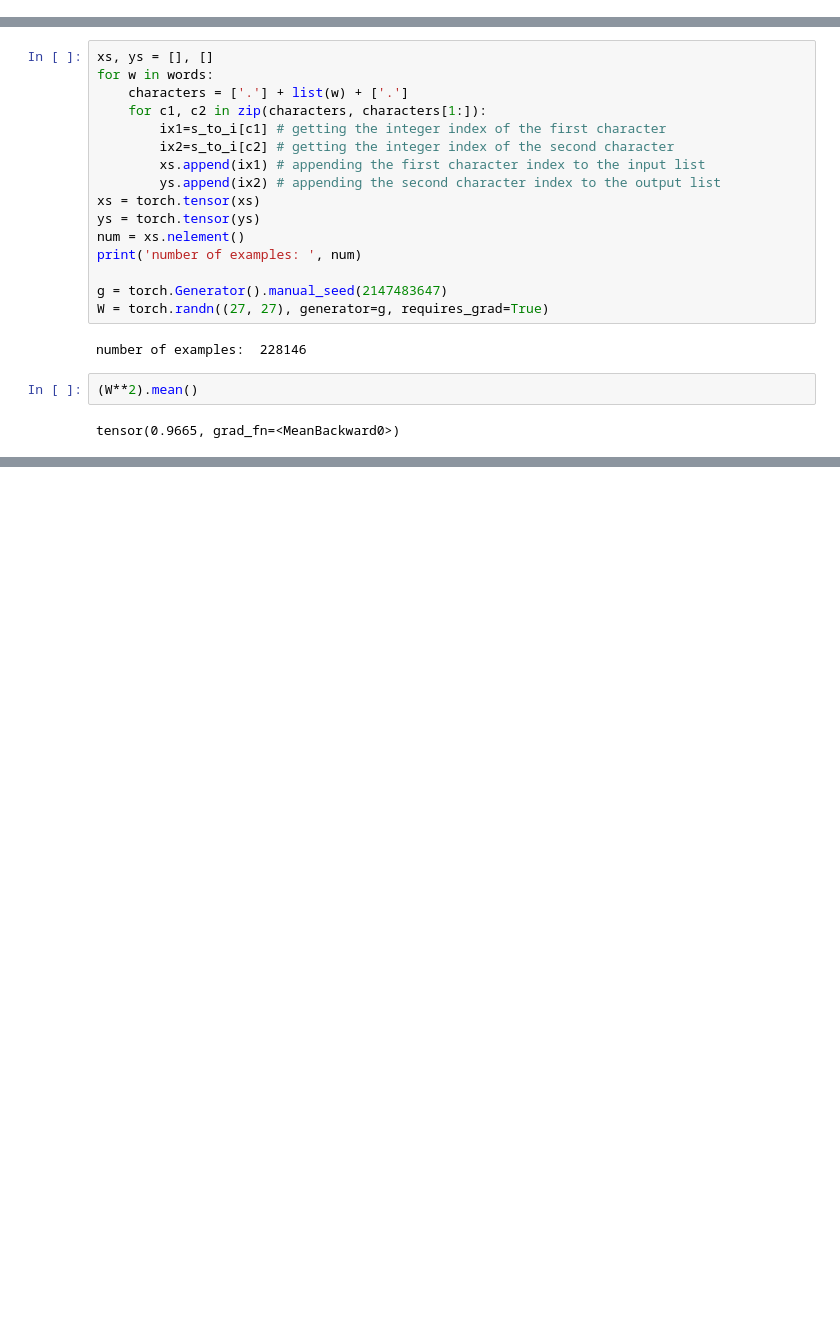
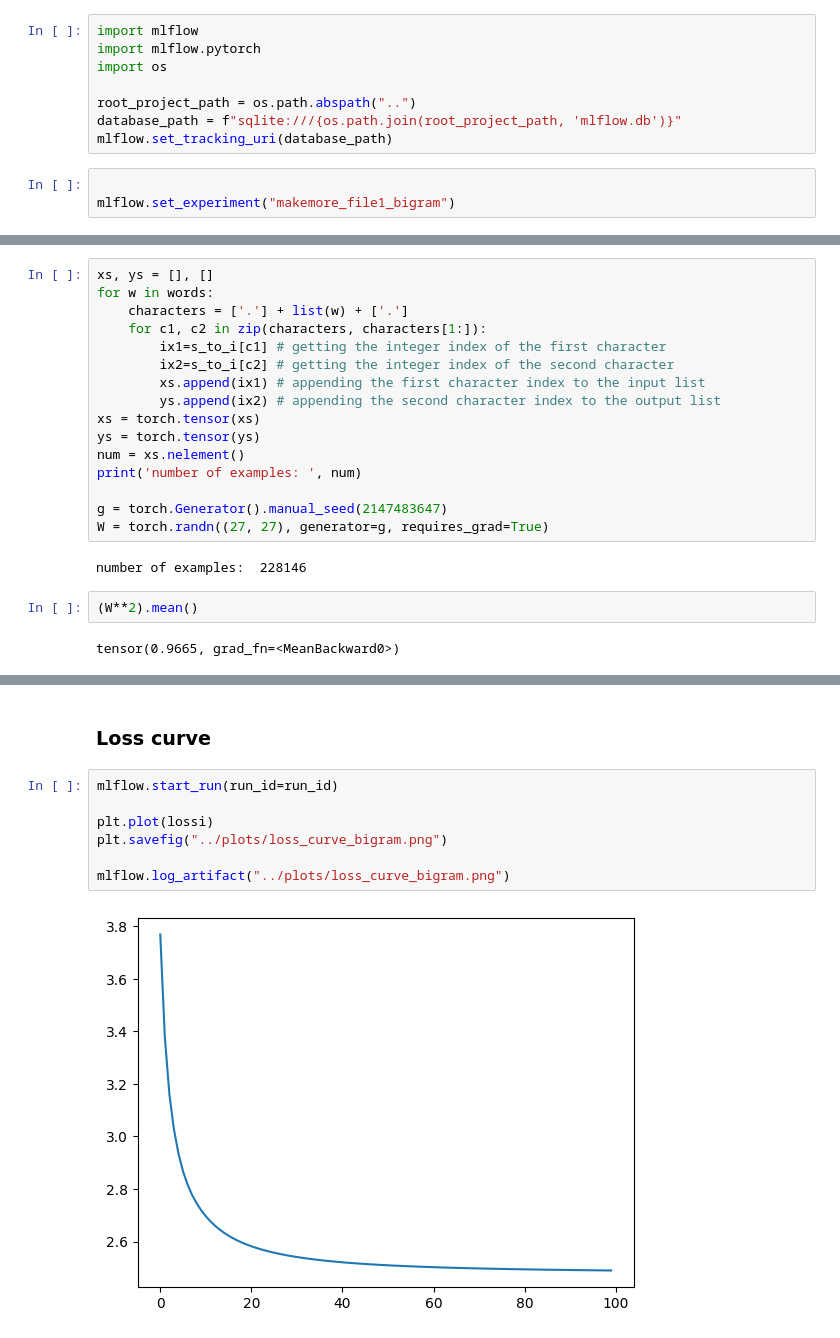
Before and after one commit to yash2043/build_makemore, a Jupyter notebook: notebook/file1.ipynb, the cells around one changed output, grey strips where cells are left out. Drawn from its saved outputs; the diff is of its cells as text; blank space fills up the shorter version.

Commit message:
add mlflow for file1

```diff
--- a/notebook/file1.ipynb
+++ b/notebook/file1.ipynb
@@ -96,3 +96,14 @@ sorted(b.items(), key=lambda item: item[1], reverse=True) # item[1] is the value
  (('w', 'g'), 1),
  (('t', 'b'), 1),
  (('z', 'x'), 1)]
+# %%
+import mlflow
+import mlflow.pytorch
+import os
+
+root_project_path = os.path.abspath("..")
+database_path = f"sqlite:///{os.path.join(root_project_path, 'mlflow.db')}"
+mlflow.set_tracking_uri(database_path)
+# %%
+
+mlflow.set_experiment("makemore_file1_bigram")
@@ -494,0 +574,11 @@ ka.
+# %% [markdown]
+### Loss curve
+# %%
+mlflow.start_run(run_id=run_id)
+
+plt.plot(lossi)
+plt.savefig("../plots/loss_curve_bigram.png")
+
+mlflow.log_artifact("../plots/loss_curve_bigram.png")
+# %% [output]
+[figure, added]
```
Also changed, not shown: parts of 9 cells of this notebook, 3 other files.
